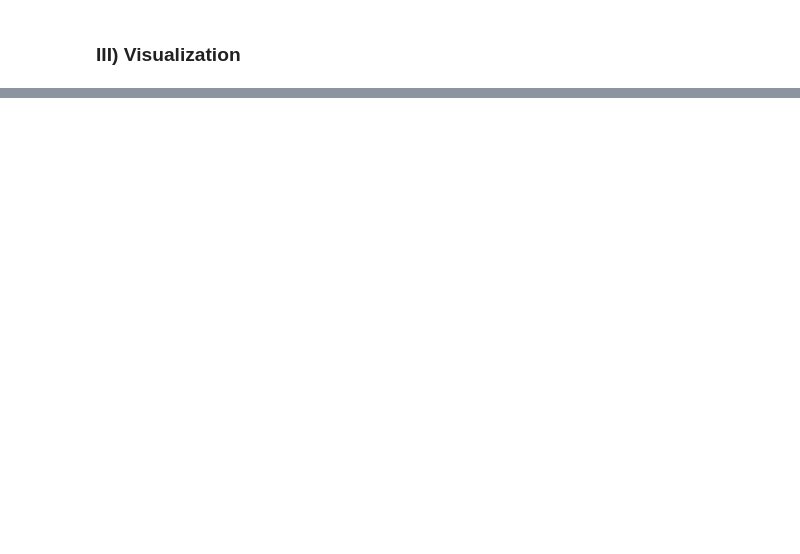
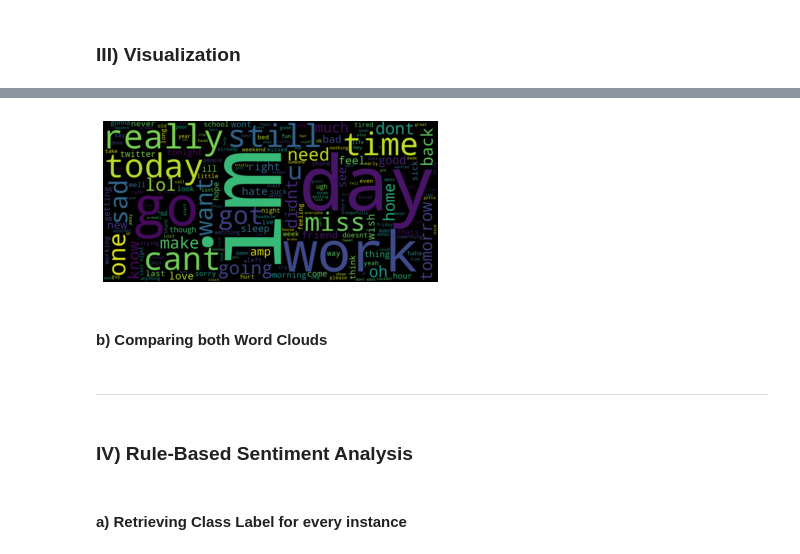
Before and after one commit to aflah02/NLP_Assignments, a Jupyter notebook: A1_Aflah_Neemesh/Assignment_1.ipynb, the cells around one changed output, grey strips where cells are left out. Saved outputs shown, nothing was run; the diff lists cells and outputs as text; code cells hidden in the pictures; blank space fills up the shorter version.

```diff
--- a/A1_Aflah_Neemesh/Assignment_1.ipynb
+++ b/A1_Aflah_Neemesh/Assignment_1.ipynb
@@ -177,3 +189,3 @@ def preprocess_text(text):
     return text
 # %%
-df["TEXT"] = df["TEXT"].apply(lambda row: preprocess_text(row))
+df["PREPROCESSED_TEXT"] = df["TEXT"].apply(lambda row: preprocess_text(row))
@@ -184,0 +197,3 @@ import matplotlib.pyplot as plt
+# %%
+positive_preprocessed_text = df["PREPROCESSED_TEXT"][df.LABEL==1]
+negative_preprocessed_text = df["PREPROCESSED_TEXT"][df.LABEL==0]
@@ -192,0 +212,18 @@ plt.show()
+# %%
+negative_preprocessed_text = ' '.join(negative_preprocessed_text.values)
+# %%
+wordcloud = WordCloud(width = 1500, height = 720,
+                background_color ='black',
+                min_font_size = 10).generate(negative_preprocessed_text)
+# %%
+plt.axis("off")
+plt.imshow(wordcloud, interpolation="bilinear")
+plt.show()
+# %% [output]
+[figure, added]
+# %% [markdown]
+#### b) Comparing both Word Clouds
+# %% [markdown]
+---
+# %% [markdown]
+### IV) Rule-Based Sentiment Analysis
@@ -192,0 +232,2 @@ plt.show()
+# %% [markdown]
+#### a) Retrieving Class Label for every instance
```
Also changed, not shown: parts of 32 cells of this notebook, 1 other file.
